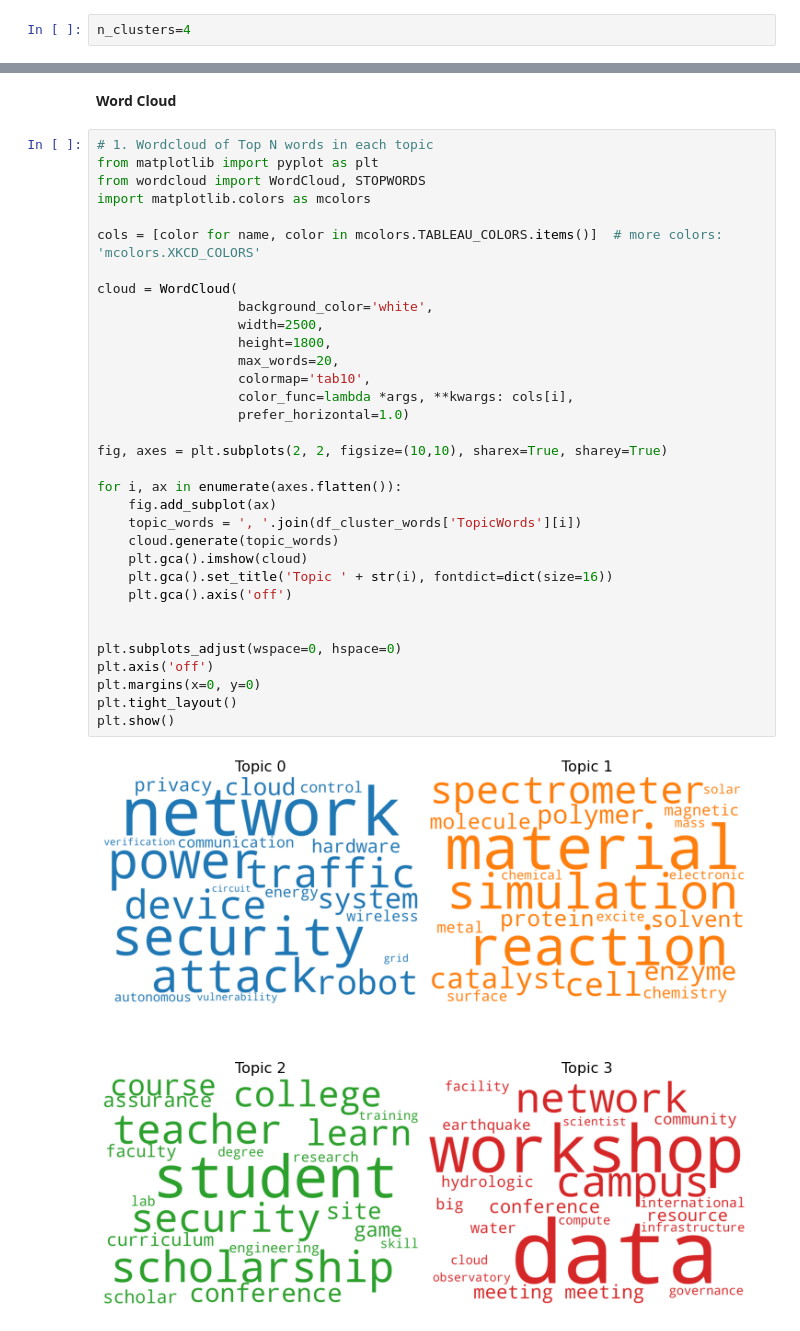
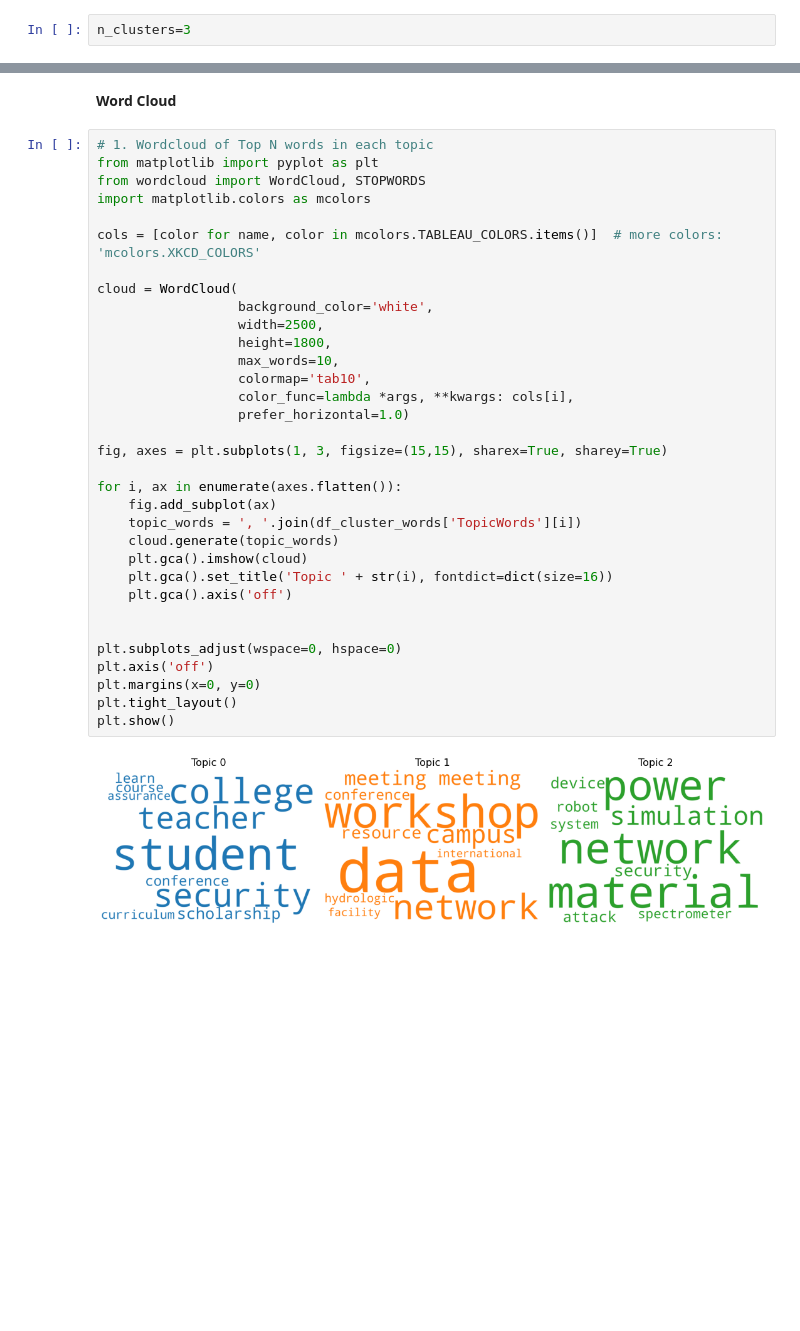
Before and after one commit to msklc/Text-Mining-Approach-to-Analyze-The-Cyber-Security-Related-Articles, a Jupyter notebook: PART-3 Text Mining.ipynb, the cells around one changed output, grey strips where cells are left out. Saved outputs shown, nothing was run; the diff lists cells and outputs as text; blank space fills up the shorter version.

```diff
--- a/PART-3 Text Mining.ipynb
+++ b/PART-3 Text Mining.ipynb
@@ -484,5 +513,5 @@ plt.show()
 # %%
-n_clusters=4
+n_clusters=3
 # %%
 
 k_means = KMeans(n_clusters=n_clusters)
@@ -527,33 +554,33 @@ __Word Cloud__
 from matplotlib import pyplot as plt
 from wordcloud import WordCloud, STOPWORDS
 import matplotlib.colors as mcolors
 
 cols = [color for name, color in mcolors.TABLEAU_COLORS.items()]  # more colors: 'mcolors.XKCD_COLORS'
 
 cloud = WordCloud(
                   background_color='white',
                   width=2500,
                   height=1800,
-                  max_words=20,
+                  max_words=10,
                   colormap='tab10',
                   color_func=lambda *args, **kwargs: cols[i],
                   prefer_horizontal=1.0)
 
-fig, axes = plt.subplots(2, 2, figsize=(10,10), sharex=True, sharey=True)
+fig, axes = plt.subplots(1, 3, figsize=(15,15), sharex=True, sharey=True)
 
 for i, ax in enumerate(axes.flatten()):
     fig.add_subplot(ax)
     topic_words = ', '.join(df_cluster_words['TopicWords'][i])
     cloud.generate(topic_words)
     plt.gca().imshow(cloud)
     plt.gca().set_title('Topic ' + str(i), fontdict=dict(size=16))
     plt.gca().axis('off')
 
 
 plt.subplots_adjust(wspace=0, hspace=0)
 plt.axis('off')
 plt.margins(x=0, y=0)
 plt.tight_layout()
 plt.show()
 # %% [output]
-[figure, old version]
+[figure, new version]
```
Also changed, not shown: parts of 37 cells of this notebook, 3 other files.
